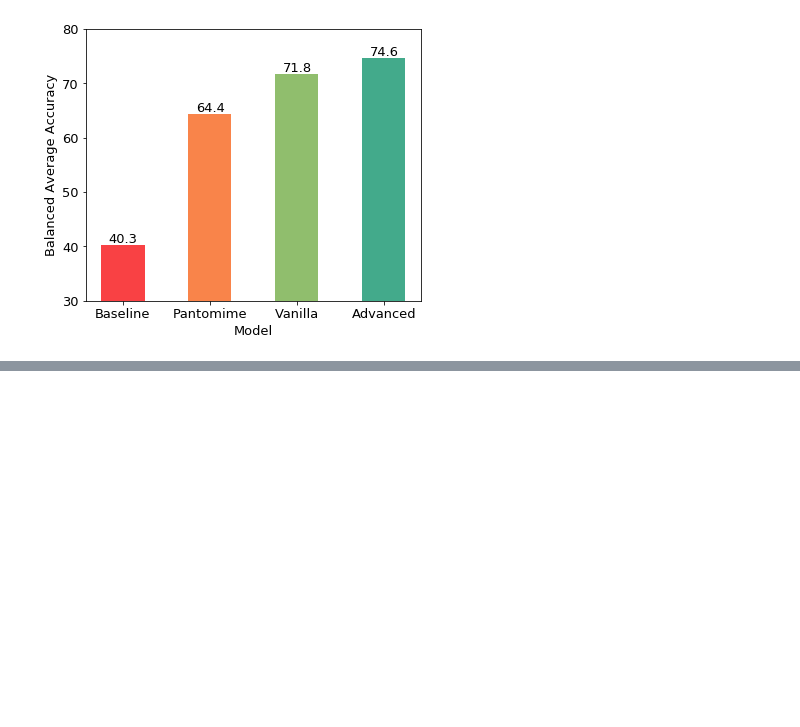
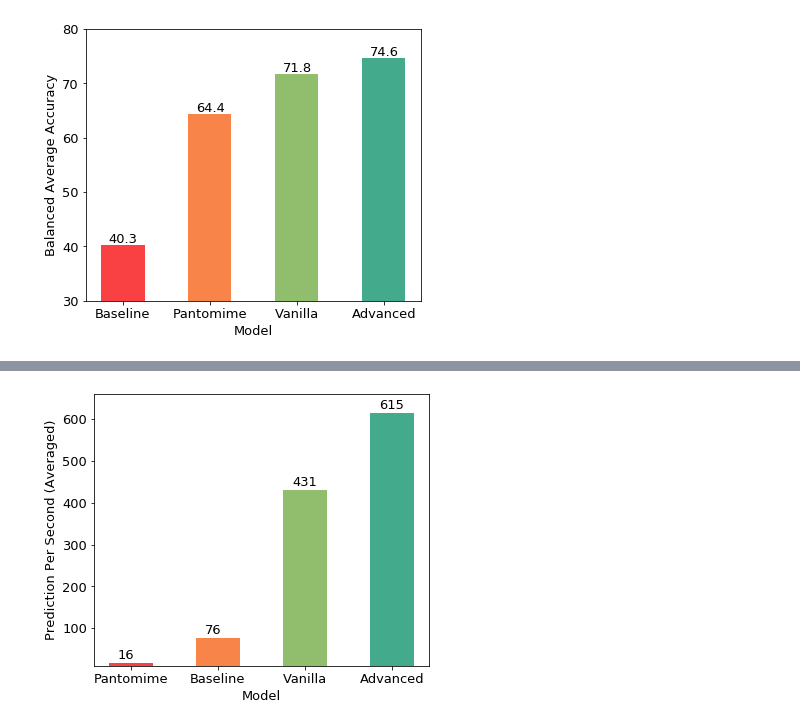
Before and after one commit to dariush-salami/attention-based-edge-convolution, a Jupyter notebook: analysis/metrics.ipynb, the cells around one changed output, grey strips where cells are left out. Drawn from its saved outputs; the diff is of its cells as text; code cells hidden in the pictures; blank space fills up the shorter version.

```diff
--- a/analysis/metrics.ipynb
+++ b/analysis/metrics.ipynb
@@ -329,20 +329,22 @@ plt.savefig('inference_time_batch_size_1.png', dpi=400, transparent=True)
 # %%
 model_names = ['Pantomime', 'Baseline', 'Vanilla', 'Advanced']
-pantomime_primary = [16, 151, 160, 137]
+pantomime_primary = [16, 76, 431, 615]
 colors = ['#f94144', '#f9844a', '#90be6d', '#43aa8b']
 
 model_names = [x for _,x in sorted(zip(pantomime_primary, model_names))]
 pantomime_primary = sorted(pantomime_primary)
 
 fig = plt.figure(figsize = (6, 5))
 
 plt.bar(model_names, pantomime_primary, width = 0.5, color=colors)
 xlocs, xlabs = plt.xticks()
 for i, v in enumerate(pantomime_primary):
-    plt.text(xlocs[i] - 0.16, v + .4, str(v))
+    plt.text(xlocs[i] - 0.15, v + 10, str(v))
 axes = plt.gca()
-axes.set_ylim([10, 170])
+axes.set_ylim([10, 660])
 plt.xlabel("Model")
 plt.ylabel("Prediction Per Second (Averaged)")
 # plt.show()
-plt.savefig('inference_time_batch_size_1.png', dpi=400, transparent=True)
+plt.savefig('inference_time_batch_size_16.png', dpi=400, transparent=True)
+# %% [output]
+[figure, added]
```
Also changed, not shown: parts of 3 cells of this notebook, 4 other files.
